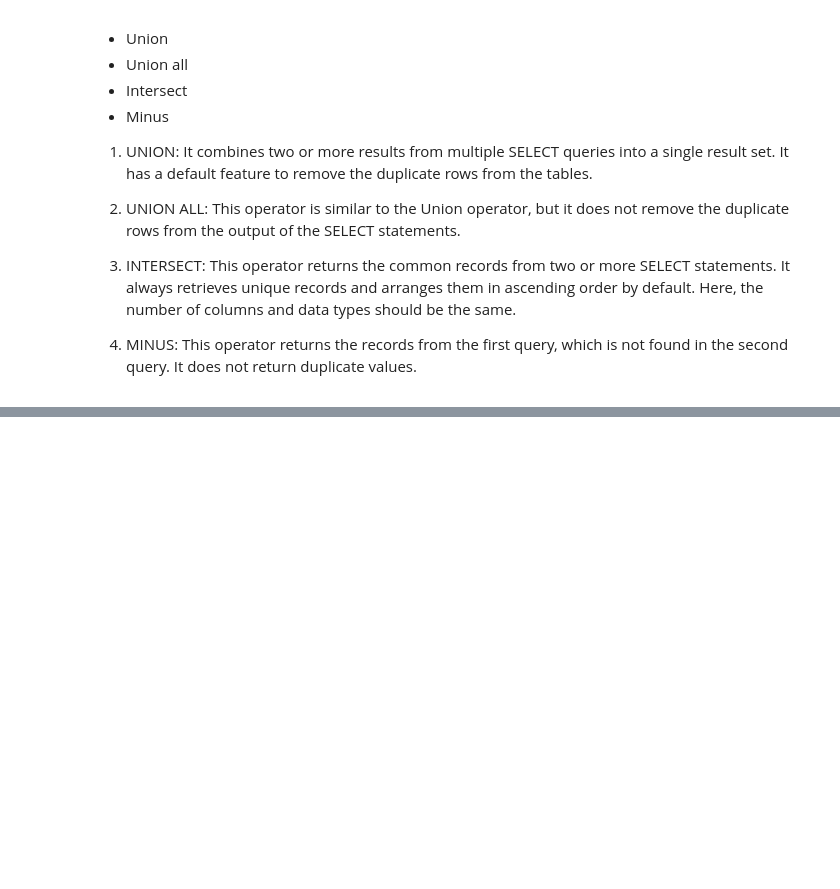
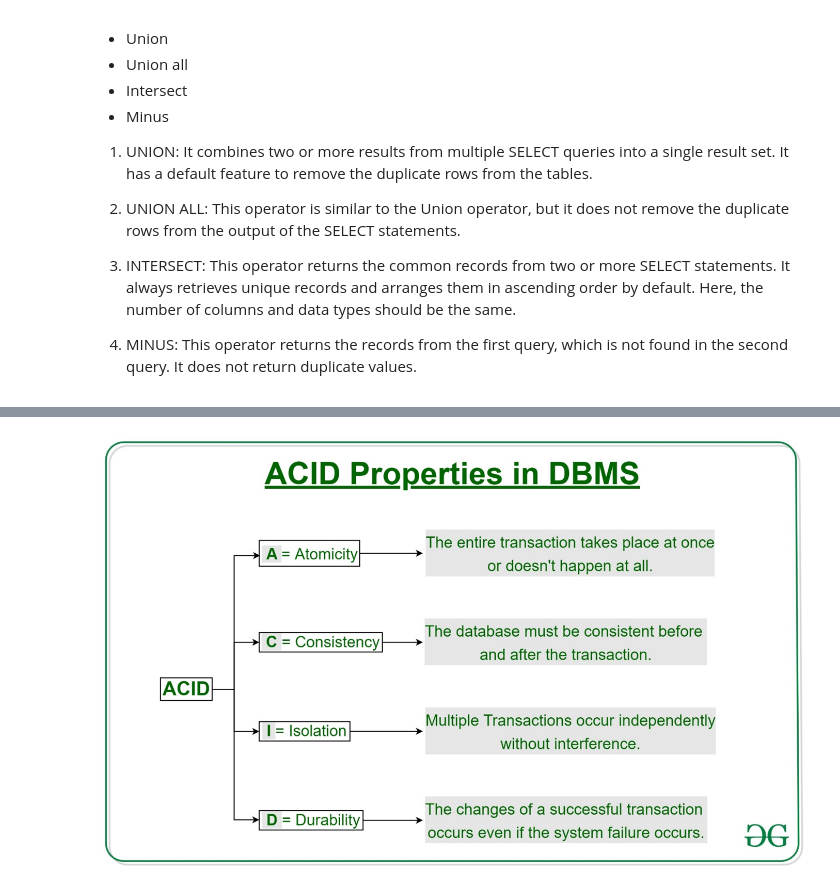
Before and after one commit to kishorthakre/pract, a Jupyter notebook: Notes/sql_nts.ipynb, the cells around one changed output, grey strips where cells are left out. Drawn from its saved outputs; the diff is of its cells as text; code cells hidden in the pictures; blank space fills up the shorter version.

```diff
--- a/Notes/sql_nts.ipynb
+++ b/Notes/sql_nts.ipynb
@@ -169,0 +215,4 @@ The set operators in SQL are categories into four different types:
+# %%
+display(Image.open('acid.png'))
+# %% [output]
+[figure, added]
```
Also changed, not shown: parts of 25 cells of this notebook.
